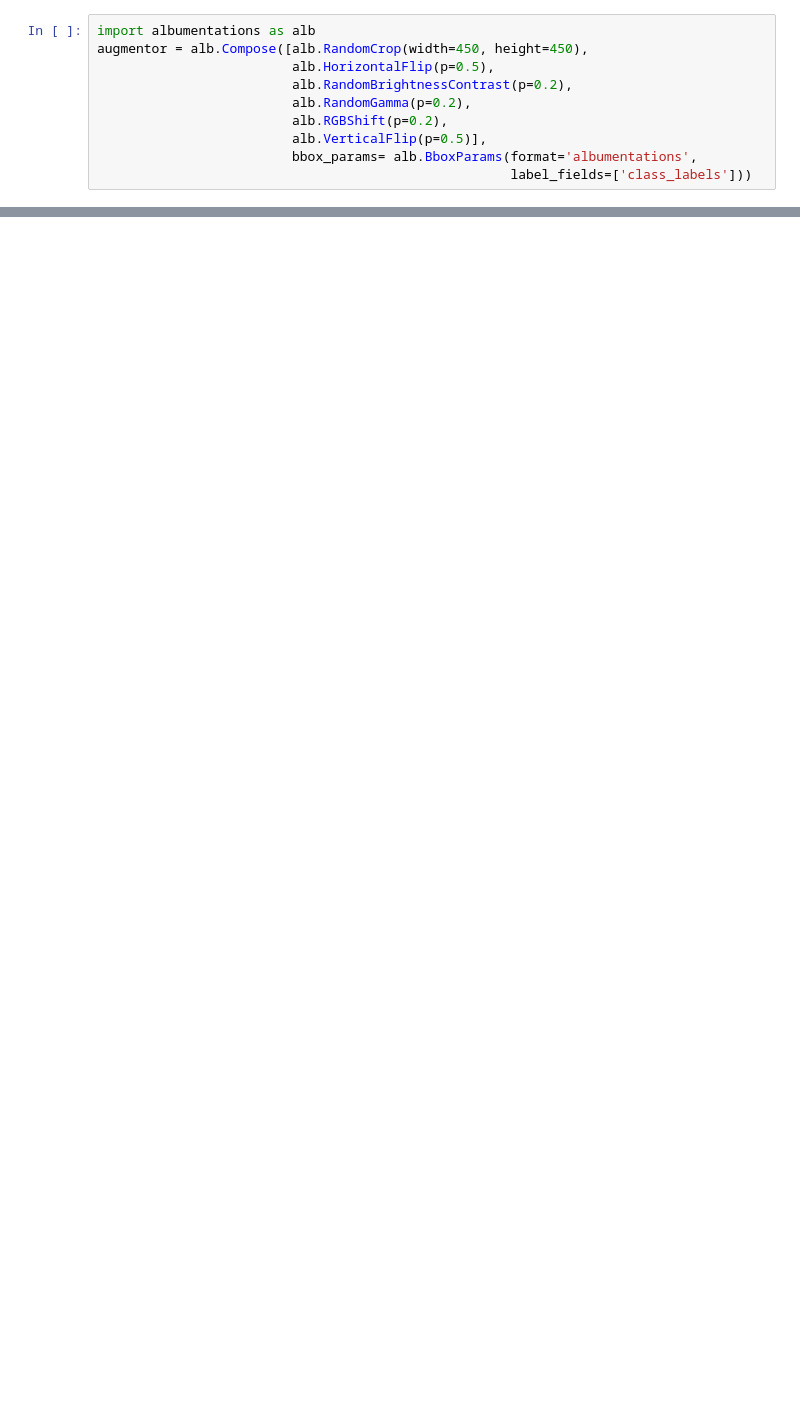
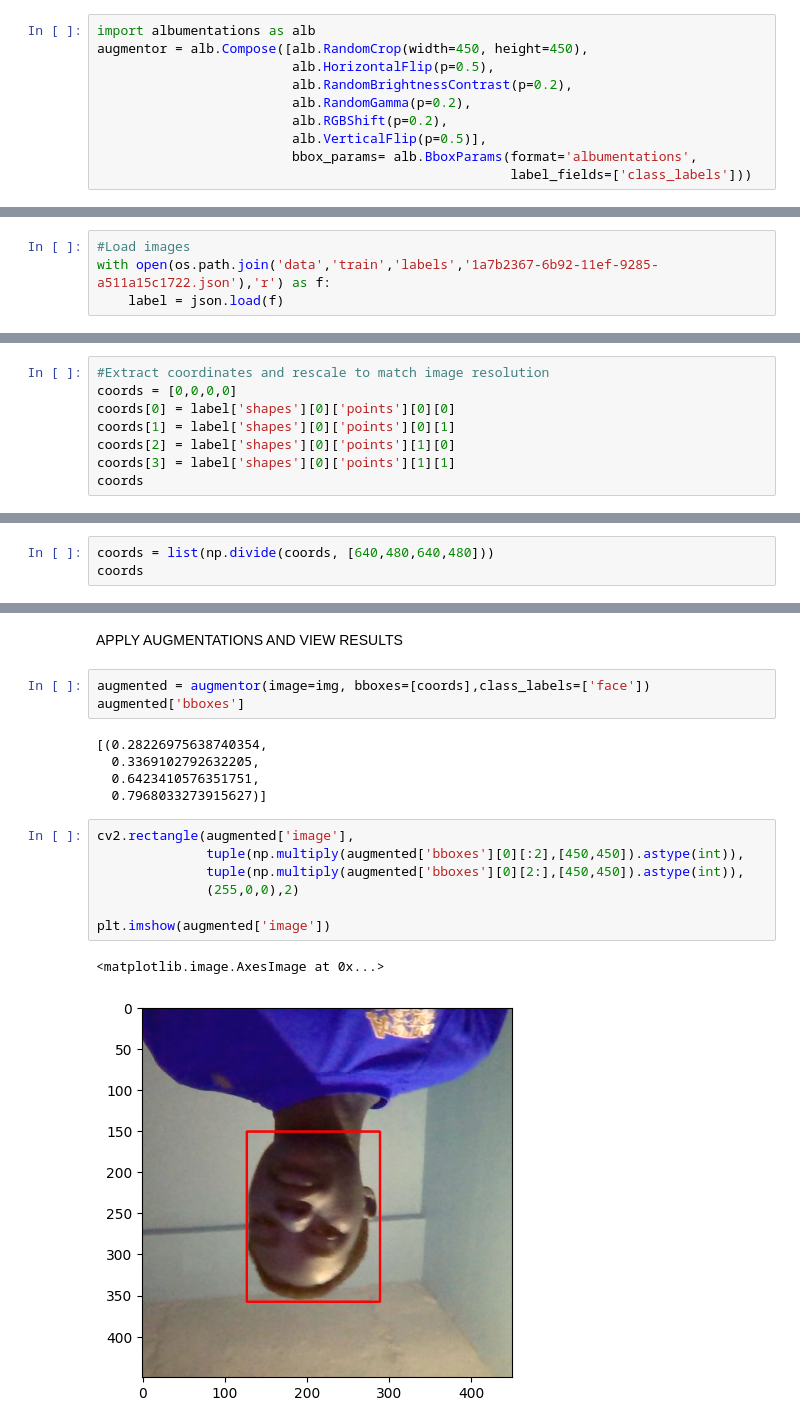
Before and after one commit to mikist23/deep_face_detection_model, a Jupyter notebook: face_detection.ipynb, the cells around one changed output, grey strips where cells are left out. Cells and saved outputs as stored; diff of their text form; blank space fills up the shorter version.

Commit message:
draw bounding box around the face

```diff
--- a/face_detection.ipynb
+++ b/face_detection.ipynb
@@ -128,0 +130,4 @@ img = cv2.imread(os.path.join('data','train','images',))
+# %%
+#Load images
+with open(os.path.join('data','train','labels','1a7b2367-6b92-11ef-9285-a511a15c1722.json'),'r') as f:
+    label = json.load(f)
@@ -128,0 +139,8 @@ img = cv2.imread(os.path.join('data','train','images',))
+# %%
+#Extract coordinates and rescale to match image resolution
+coords = [0,0,0,0]
+coords[0] = label['shapes'][0]['points'][0][0]
+coords[1] = label['shapes'][0]['points'][0][1]
+coords[2] = label['shapes'][0]['points'][1][0]
+coords[3] = label['shapes'][0]['points'][1][1]
+coords
@@ -128,0 +149,3 @@ img = cv2.imread(os.path.join('data','train','images',))
+# %%
+coords = list(np.divide(coords, [640,480,640,480]))
+coords
@@ -128,0 +157,20 @@ img = cv2.imread(os.path.join('data','train','images',))
+# %% [markdown]
+APPLY AUGMENTATIONS AND VIEW RESULTS
+# %%
+augmented = augmentor(image=img, bboxes=[coords],class_labels=['face'])
+augmented['bboxes']
+# %% [output]
+[(0.28226975638740354,
+  0.3369102792632205,
+  0.6423410576351751,
+  0.7968033273915627)]
+# %%
+cv2.rectangle(augmented['image'],
+              tuple(np.multiply(augmented['bboxes'][0][:2],[450,450]).astype(int)),
+              tuple(np.multiply(augmented['bboxes'][0][2:],[450,450]).astype(int)),
+              (255,0,0),2)
+
+plt.imshow(augmented['image'])
+# %% [output]
+<matplotlib.image.AxesImage at 0x...>
+[figure, added]
```
Also changed, not shown: parts of 6 cells of this notebook.
